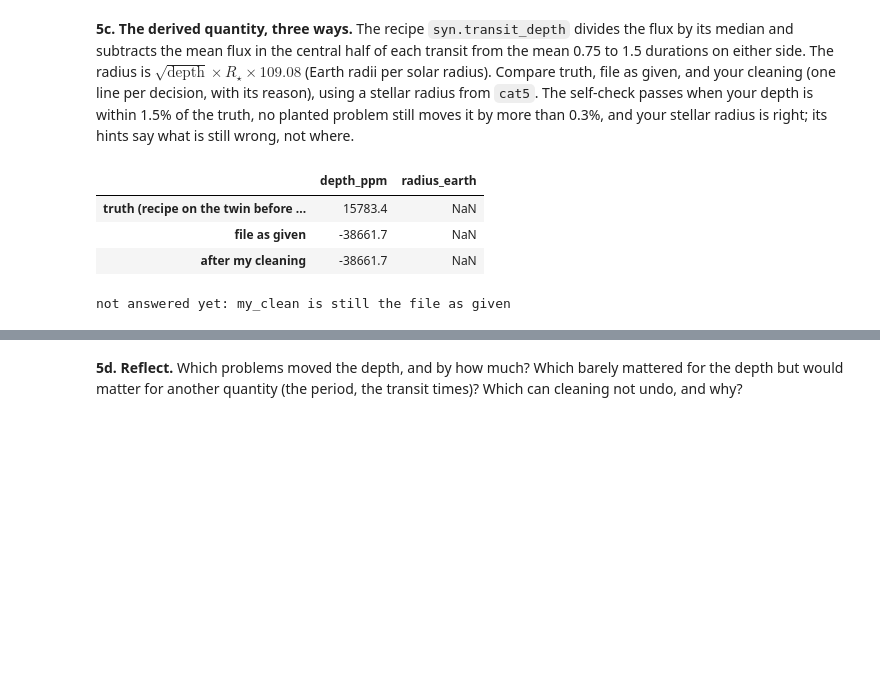
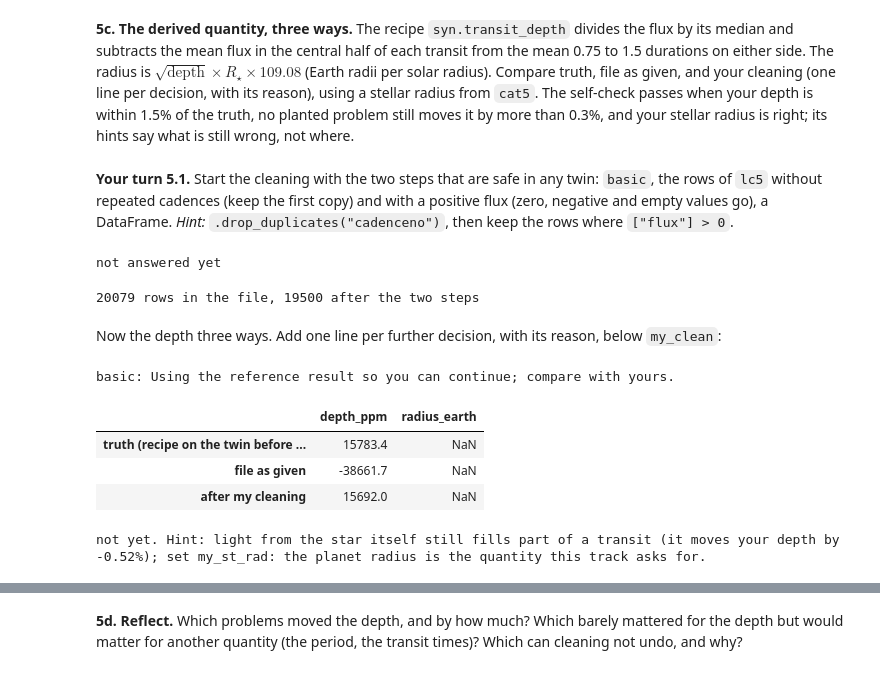
Before and after one commit to geo-smart/mlgeo-book, a Jupyter notebook: book/Chapter2-DataManipulation/lab_s07_planetary.ipynb, the cells around one changed output, grey strips where cells are left out. Saved outputs shown, nothing was run; the diff lists cells and outputs as text; code cells hidden in the pictures; blank space fills up the shorter version.

```diff
--- a/book/Chapter2-DataManipulation/lab_s07_planetary.ipynb
+++ b/book/Chapter2-DataManipulation/lab_s07_planetary.ipynb
@@ -548,0 +718,5 @@ not answered yet
+# %%
+lc_dated = lc.set_index(ck.btjd_to_dates(lc["TIME"]))   # the same rows, with dates as index (BTJD + 2457000 is a Julian date)
+bkg_6h = None      # your code: 6-hour means of SAP_BKG, a Series
+peak_btjd = None   # your code: TIME (BTJD) of the row with the largest SAP_BKG, a number
+check("y3d", {"bkg_6h": bkg_6h, "peak_btjd": peak_btjd})
@@ -913,30 +1162,51 @@ Nothing missed.
 7
 # %% [markdown]
 **5c. The derived quantity, three ways.** The recipe `syn.transit_depth` divides the flux by its median and subtracts the mean flux in the central half of each transit from the mean 0.75 to 1.5 durations on either side. The radius is $\sqrt{\text{depth}} \times R_\star \times 109.08$ (Earth radii per solar radius). Compare truth, file as given, and your cleaning (one line per decision, with its reason), using a stellar radius from `cat5`. The self-check passes when your depth is within 1.5% of the truth, no planted problem still moves it by more than 0.3%, and your stellar radius is right; its hints say what is still wrong, not where.
+# %% [markdown]
+**Your turn 5.1.** Start the cleaning with the two steps that are safe in any twin: `basic`, the rows of `lc5` without repeated cadences (keep the first copy) and with a positive flux (zero, negative and empty values go), a DataFrame.
+*Hint:* `.drop_duplicates("cadenceno")`, then keep the rows where `["flux"] > 0`.
+# %%
+basic = None    # your code: lc5 without repeated cadences and without non-positive flux, a DataFrame
+check("y5c", basic)
+# %% [output]
+not answered yet
+# %%
+# Worked solution, open after you tried
+def worked_5c():    # a function, so that running this cell leaves your own variables alone
+    basic = lc5.drop_duplicates("cadenceno")
+    basic = basic[basic["flux"] > 0]
+    return basic
+
+
+print(len(lc5), "rows in the file,", len(worked_5c()), "after the two steps")
+# %% [output]
+20079 rows in the file, 19500 after the two steps
+# %% [markdown]
+Now the depth three ways. Add one line per further decision, with its reason, below `my_clean`:
 # %%
 g = twin.target
 truth = twin.truth_depth()
 as_given = syn.transit_depth(lc5["time_btjd"], lc5["flux"], g["period_days"], g["t0_btjd"], g["duration_days"])
 
-my_clean = lc5.copy()
+my_clean = ck.use_or_reference(basic, lambda: ck.ref_basic_clean(lc5), "basic").copy()
 # One decision per line, with its reason. Examples (replace with your own):
-# my_clean = my_clean.drop_duplicates("cadenceno")                          # a cadence is measured once
 # my_clean = my_clean[~my_clean["time_btjd"].between(2840.70, 2840.82)]     # example window, use yours
 # display(syn.depth_per_transit(my_clean["time_btjd"], my_clean["flux"], g))   # one depth per transit: does one disagree?
 cleaned = syn.transit_depth(my_clean["time_btjd"], my_clean["flux"], g["period_days"], g["t0_btjd"], g["duration_days"])
 my_st_rad = None    # the stellar radius of SYN-209458 you take from cat5, in solar radii
 
 table = pd.DataFrame({"depth_ppm": [truth["depth_ppm"], as_given["depth_ppm"], cleaned["depth_ppm"]]},
                      index=["truth (recipe on the twin before planting)", "file as given", "after my cleaning"])
 table["radius_earth"] = [syn.planet_radius_earth(x, my_st_rad) if my_st_rad else np.nan for x in table["depth_ppm"]]
 display(table.round(1))
-syn.check_depth(my_clean, twin, my_st_rad)
+syn.check_depth(my_clean, twin, my_st_rad);
 # %% [output]
+basic: Using the reference result so you can continue; compare with yours.
 |  | depth_ppm | radius_earth |
 | truth (recipe on the twin before ... | 15783.4 | NaN |
 | file as given | -38661.7 | NaN |
-| after my cleaning | -38661.7 | NaN |
+| after my cleaning | 15692.0 | NaN |
-not answered yet: my_clean is still the file as given
+not yet. Hint: light from the star itself still fills part of a transit (it moves your depth by -0.52%); set my_st_rad: the planet radius is the quantity this track asks for.
 # %%
 # Worked solution, open after you tried
 # Class twin: a generic cleaning, every step with its reason.
```
Also changed, not shown: parts of 88 cells of this notebook, 8 other files.
